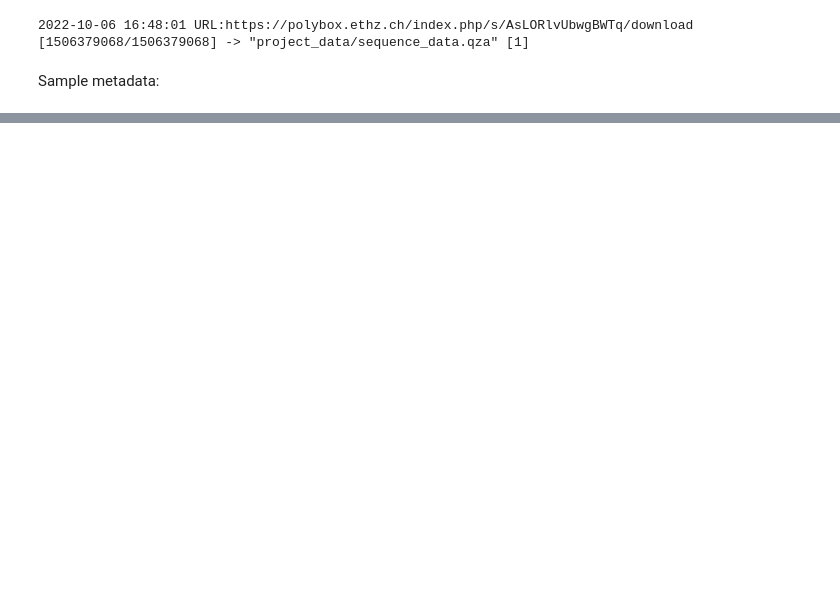
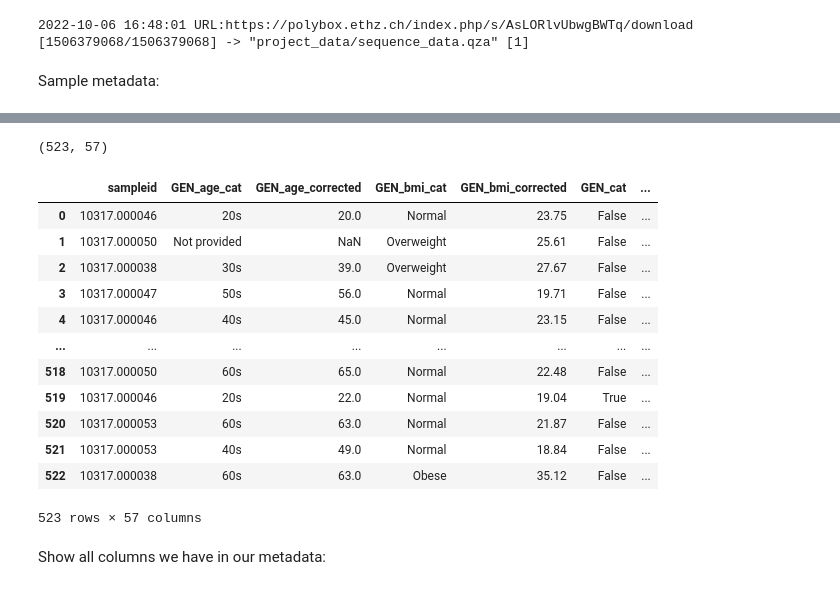
Before and after one commit to dhasanova99/HealthyFood, a Jupyter notebook: JupyterDocs/FirstLook.ipynb, the cells around one changed output, grey strips where cells are left out. Drawn from its saved outputs; the diff is of its cells as text; code cells hidden in the pictures; blank space fills up the shorter version.

Commit message:
I started with looking at the metadata

```diff
--- a/JupyterDocs/FirstLook.ipynb
+++ b/JupyterDocs/FirstLook.ipynb
@@ -37,0 +40,23 @@ Sample metadata:
+# %%
+df_meta = pd.read_csv(f'{data_dir}/sample_meta_data.tsv', sep='\t')
+df_meta.shape
+# %% [output]
+(523, 57)
+# %%
+df_meta
+# %% [output]
+|  | sampleid | GEN_age_cat | GEN_age_corrected | GEN_bmi_cat | GEN_bmi_corrected | GEN_cat | ... |
+| 0 | 10317.000046 | 20s | 20.0 | Normal | 23.75 | False | ... |
+| 1 | 10317.000050 | Not provided | NaN | Overweight | 25.61 | False | ... |
+| 2 | 10317.000038 | 30s | 39.0 | Overweight | 27.67 | False | ... |
+| 3 | 10317.000047 | 50s | 56.0 | Normal | 19.71 | False | ... |
+| 4 | 10317.000046 | 40s | 45.0 | Normal | 23.15 | False | ... |
+| ... | ... | ... | ... | ... | ... | ... | ... |
+| 518 | 10317.000050 | 60s | 65.0 | Normal | 22.48 | False | ... |
+| 519 | 10317.000046 | 20s | 22.0 | Normal | 19.04 | True | ... |
+| 520 | 10317.000053 | 60s | 63.0 | Normal | 21.87 | False | ... |
+| 521 | 10317.000053 | 40s | 49.0 | Normal | 18.84 | False | ... |
+| 522 | 10317.000038 | 60s | 63.0 | Obese | 35.12 | False | ... |
+523 rows × 57 columns
+# %% [markdown]
+Show all columns we have in our metadata:
```
Also changed, not shown: parts of 20 cells of this notebook.
